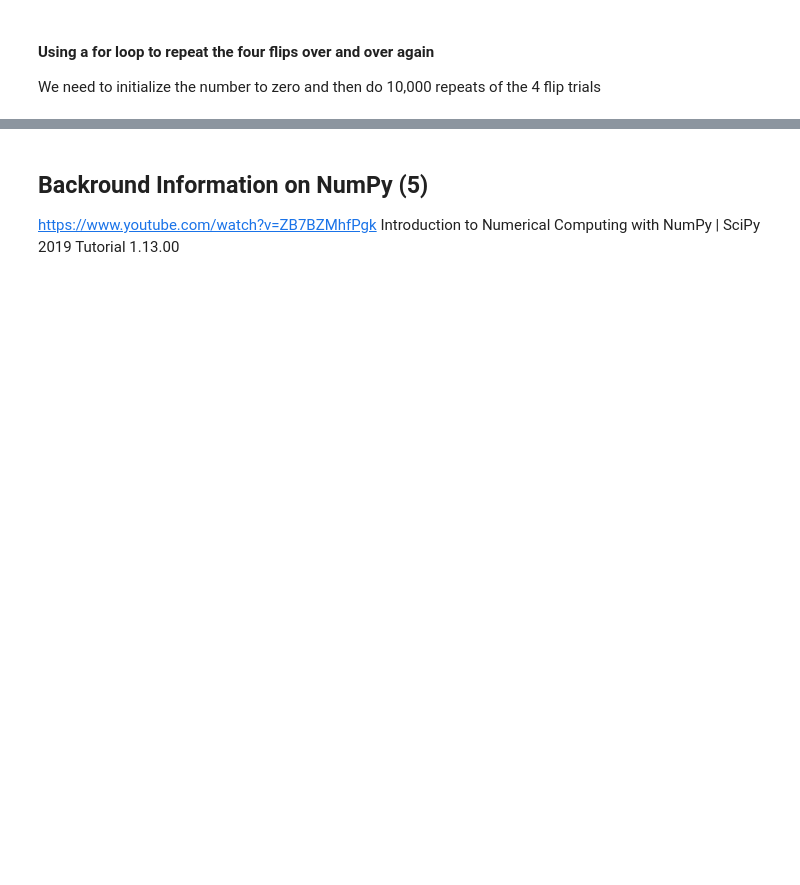
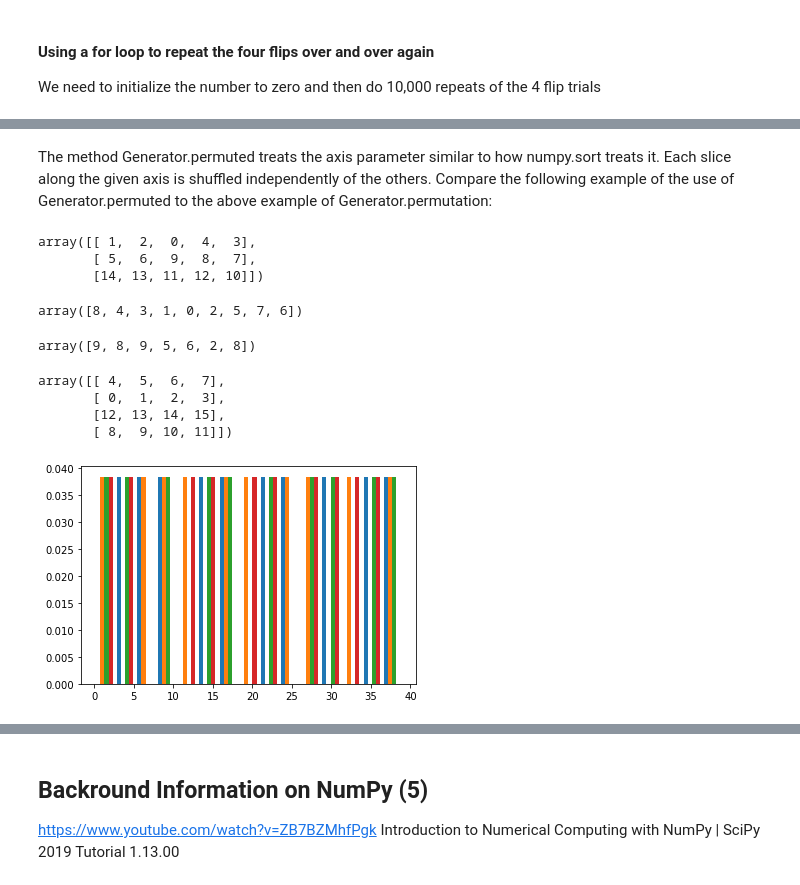
Before and after one commit to katel85/numpy.random-assignment-, a Jupyter notebook: numpy.random.ipynb, the cells around one changed output, grey strips where cells are left out. Drawn from its saved outputs; the diff is of its cells as text; code cells hidden in the pictures; blank space fills up the shorter version.

Commit message:
permutations research

```diff
--- a/numpy.random.ipynb
+++ b/numpy.random.ipynb
@@ -411,0 +431,4 @@ The NumPy Random module provides two methods for this: shuffle() and permutation
+# %%
+rng = np.random.default_rng()
+x = np.arange(0, 15).reshape(3, 5)
+x
@@ -411,0 +452,36 @@ The NumPy Random module provides two methods for this: shuffle() and permutation
+# %% [markdown]
+The method Generator.permuted treats the axis parameter similar to how numpy.sort treats it. Each slice along the given axis is shuffled independently of the others. Compare the following example of the use of Generator.permuted to the above example of Generator.permutation:
+# %%
+rng.permuted(x, axis=1)
+# %% [output]
+array([[ 1,  2,  0,  4,  3],
+       [ 5,  6,  9,  8,  7],
+       [14, 13, 11, 12, 10]])
+# %%
+#https://www.pythonpool.com/numpy-random-permutation/
+result = rng.permutation(9) #pass a number in as an argument for the function
+result # returns 9 integer values in an array up to the value 9
+# %% [output]
+array([8, 4, 3, 1, 0, 2, 5, 7, 6])
+# %%
+arr= [2,5,9,8,6,8,9]
+result = rng.permutation(arr)
+result # input is an array the output is a permuted array of the numbers
+# %% [output]
+array([9, 8, 9, 5, 6, 2, 8])
+# %%
+arr = np.arange(16).reshape((4,4))
+result = rng.permutation(arr)
+result # everytime you run the code you will get a different array
+# %% [output]
+array([[ 4,  5,  6,  7],
+       [ 0,  1,  2,  3],
+       [12, 13, 14, 15],
+       [ 8,  9, 10, 11]])
+# %%
+arr1 = np.arange(40). reshape((10,4))
+arr = rng.permuted(arr1, axis=1)
+c,bin, ig =plt.hist(arr, 15, density =True)
+plt.show()
+# %% [output]
+[figure, added]
```
Also changed, not shown: parts of 60 cells of this notebook.
